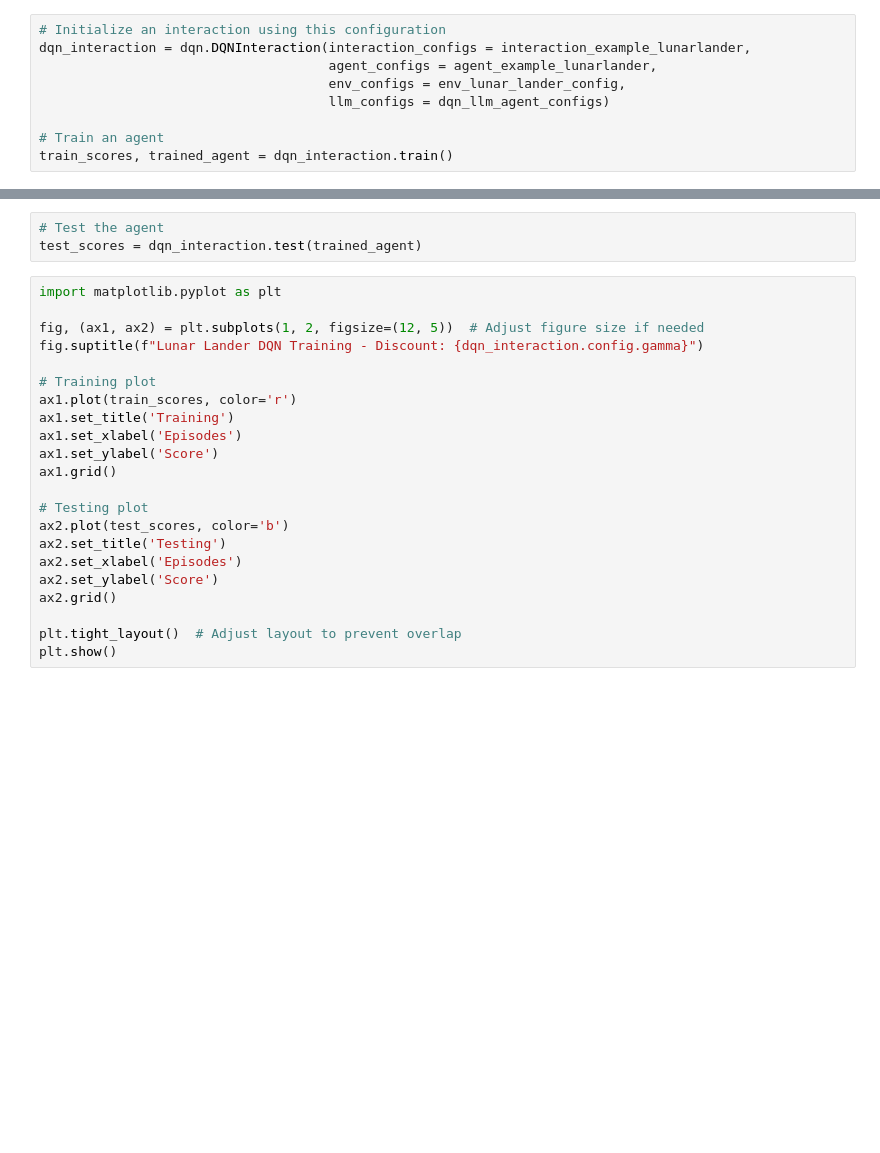
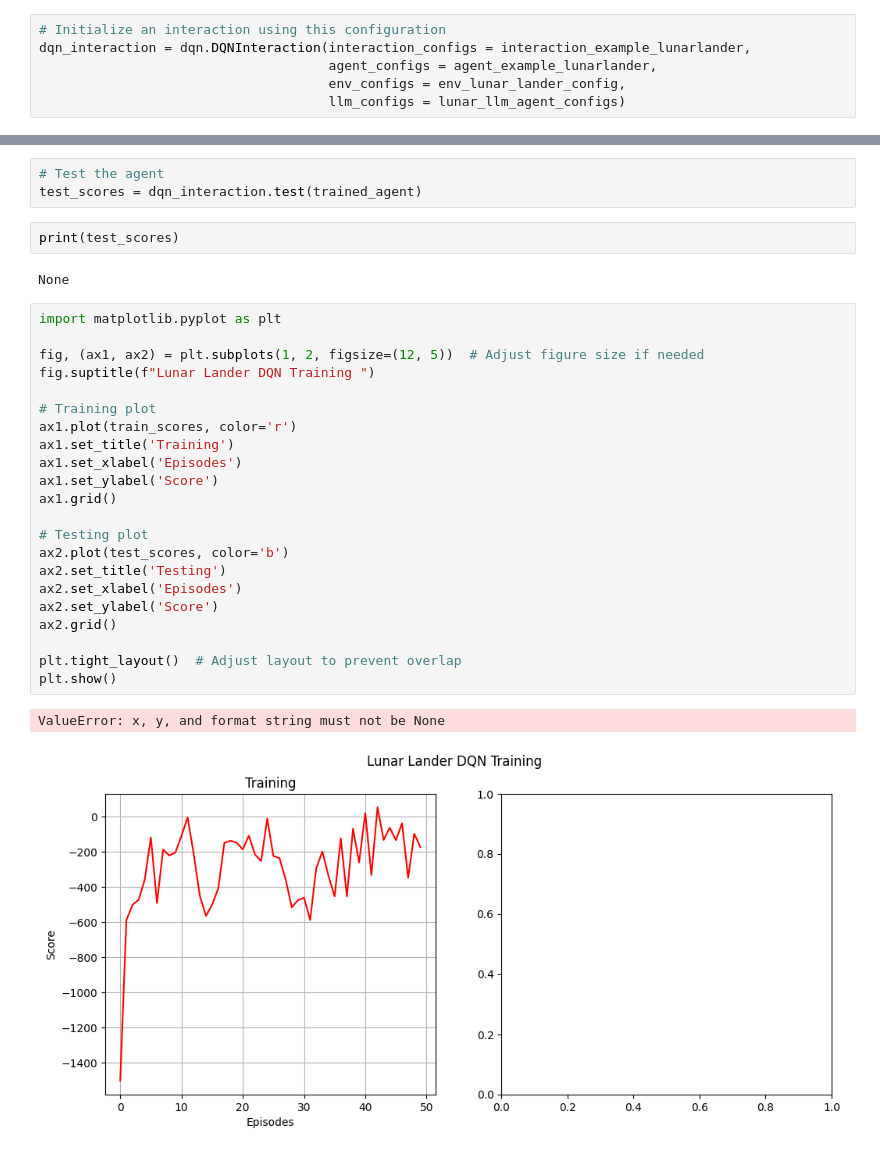
Before and after one commit to mxenakis3/LLM-RL-Pruning, a Jupyter notebook: notebooks/2025_04_26_lunar_lander_dqn.ipynb, the cells around one changed output, grey strips where cells are left out. Cells and saved outputs as stored; diff of their text form; blank space fills up the shorter version.

```diff
--- a/notebooks/2025_04_26_lunar_lander_dqn.ipynb
+++ b/notebooks/2025_04_26_lunar_lander_dqn.ipynb
@@ -29,8 +32,5 @@ from configs.llm_configs import lunar_llm_agent_configs
 dqn_interaction = dqn.DQNInteraction(interaction_configs = interaction_example_lunarlander,
                                      agent_configs = agent_example_lunarlander,
                                      env_configs = env_lunar_lander_config,
-                                     llm_configs = dqn_llm_agent_configs)
-
-# Train an agent
-train_scores, trained_agent = dqn_interaction.train()
+                                     llm_configs = lunar_llm_agent_configs)
 # %% [output]
@@ -38,25 +62,32 @@ OpenAIError: The api_key client option must be set either by passing api_key to
 # %%
 # Test the agent
 test_scores = dqn_interaction.test(trained_agent)
+# %%
+print(test_scores)
+# %% [output]
+None
 # %%
 import matplotlib.pyplot as plt
 
 fig, (ax1, ax2) = plt.subplots(1, 2, figsize=(12, 5))  # Adjust figure size if needed
-fig.suptitle(f"Lunar Lander DQN Training - Discount: {dqn_interaction.config.gamma}")
+fig.suptitle(f"Lunar Lander DQN Training ")
 
 # Training plot
 ax1.plot(train_scores, color='r')
 ax1.set_title('Training')
 ax1.set_xlabel('Episodes')
 ax1.set_ylabel('Score')
 ax1.grid()
 
 # Testing plot
 ax2.plot(test_scores, color='b')
 ax2.set_title('Testing')
 ax2.set_xlabel('Episodes')
 ax2.set_ylabel('Score')
 ax2.grid()
 
 plt.tight_layout()  # Adjust layout to prevent overlap
 plt.show()
+# %% [output]
+ValueError: x, y, and format string must not be None
+[figure, added]
```
Also changed, not shown: parts of 3 cells of this notebook, 6 other files.
